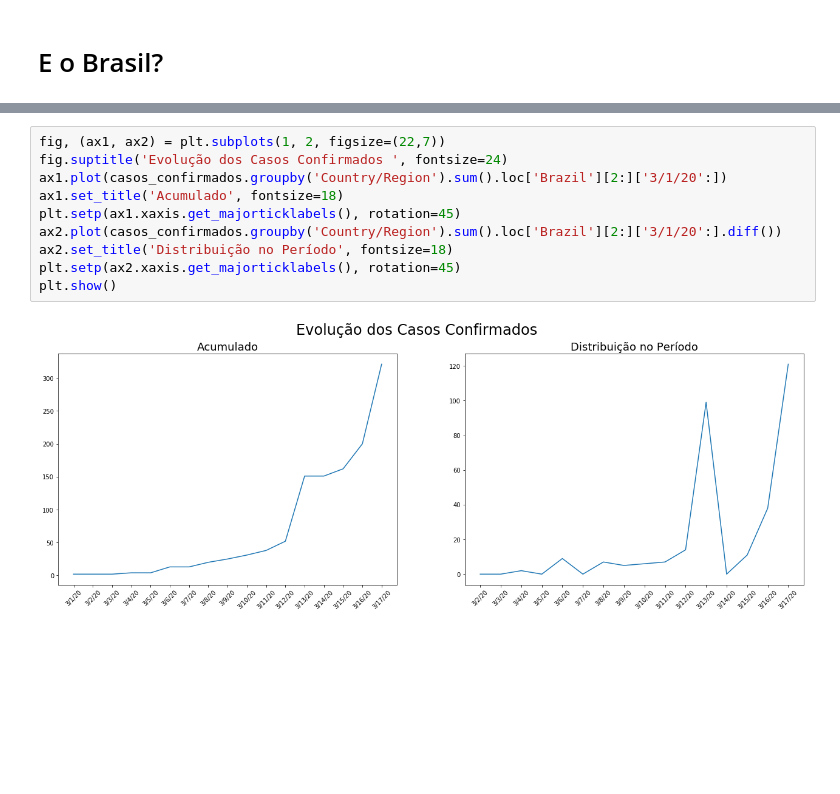
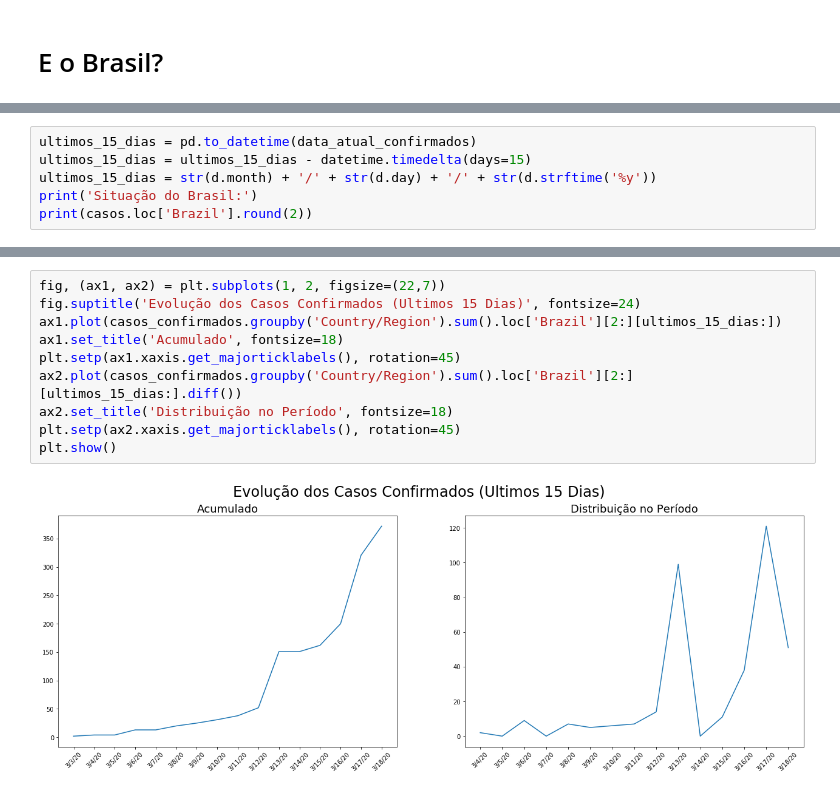
Before and after one commit to Alberto-Oliveira-Barbosa/covid-19, a Jupyter notebook: Covid-19.ipynb, the cells around one changed output, grey strips where cells are left out. Cells and saved outputs as stored; diff of their text form; blank space fills up the shorter version.

Commit message:
Add variable [last 15 days] Brazil

```diff
--- a/Covid-19.ipynb
+++ b/Covid-19.ipynb
@@ -517,0 +502,6 @@ Name: Brazil, dtype: float64
+# %%
+ultimos_15_dias = pd.to_datetime(data_atual_confirmados)
+ultimos_15_dias = ultimos_15_dias - datetime.timedelta(days=15)
+ultimos_15_dias = str(d.month) + '/' + str(d.day) + '/' + str(d.strftime('%y'))
+print('Situação do Brasil:')
+print(casos.loc['Brazil'].round(2))
@@ -518,14 +516,14 @@ Name: Brazil, dtype: float64
 # %%
 fig, (ax1, ax2) = plt.subplots(1, 2, figsize=(22,7))
-fig.suptitle('Evolução dos Casos Confirmados ', fontsize=24)
-ax1.plot(casos_confirmados.groupby('Country/Region').sum().loc['Brazil'][2:]['3/1/20':])
+fig.suptitle('Evolução dos Casos Confirmados (Ultimos 15 Dias)', fontsize=24)
+ax1.plot(casos_confirmados.groupby('Country/Region').sum().loc['Brazil'][2:][ultimos_15_dias:])
 ax1.set_title('Acumulado', fontsize=18)
 plt.setp(ax1.xaxis.get_majorticklabels(), rotation=45)
-ax2.plot(casos_confirmados.groupby('Country/Region').sum().loc['Brazil'][2:]['3/1/20':].diff())
+ax2.plot(casos_confirmados.groupby('Country/Region').sum().loc['Brazil'][2:][ultimos_15_dias:].diff())
 ax2.set_title('Distribuição no Período', fontsize=18)
 plt.setp(ax2.xaxis.get_majorticklabels(), rotation=45)
 plt.show()
 # %% [output]
-[figure, old version]
+[figure, new version]
 # %%
 fig, (ax1, ax2) = plt.subplots(1, 2, figsize=(22,7))
```
Also changed, not shown: parts of 32 cells of this notebook.
